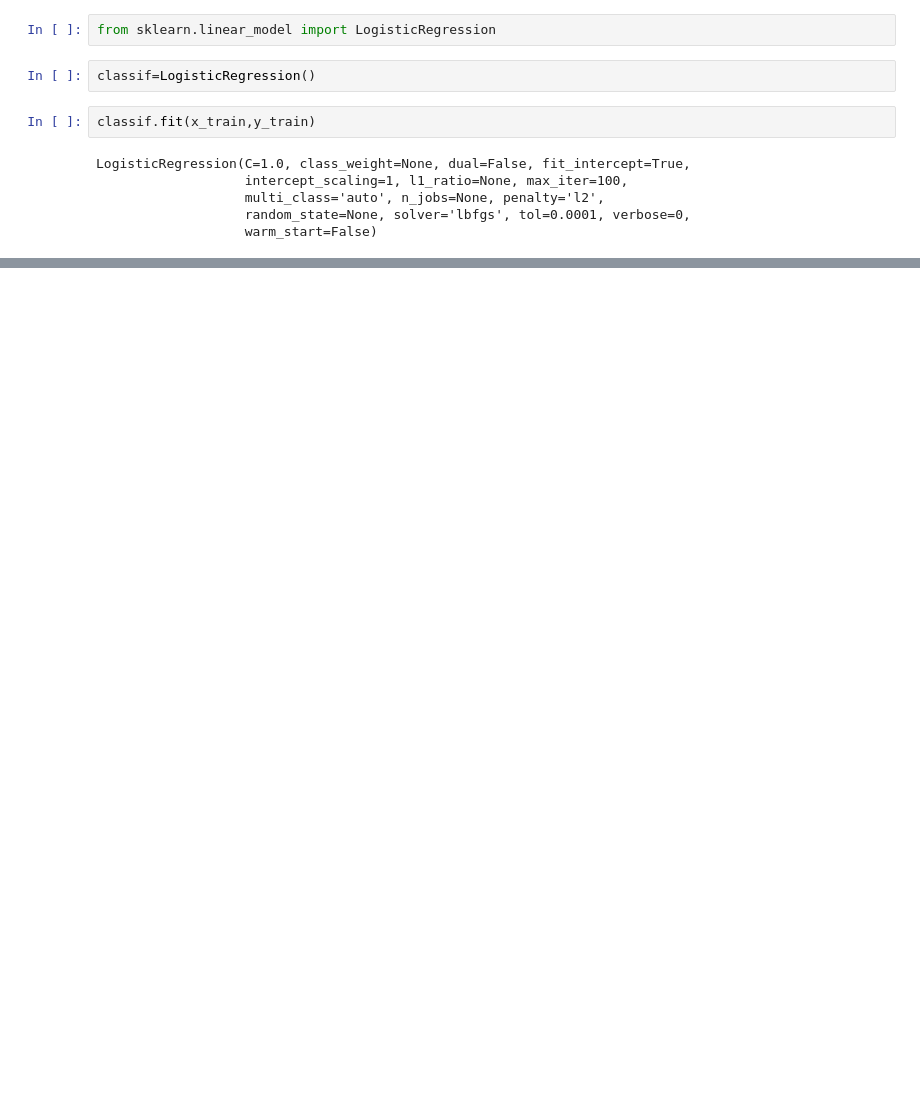
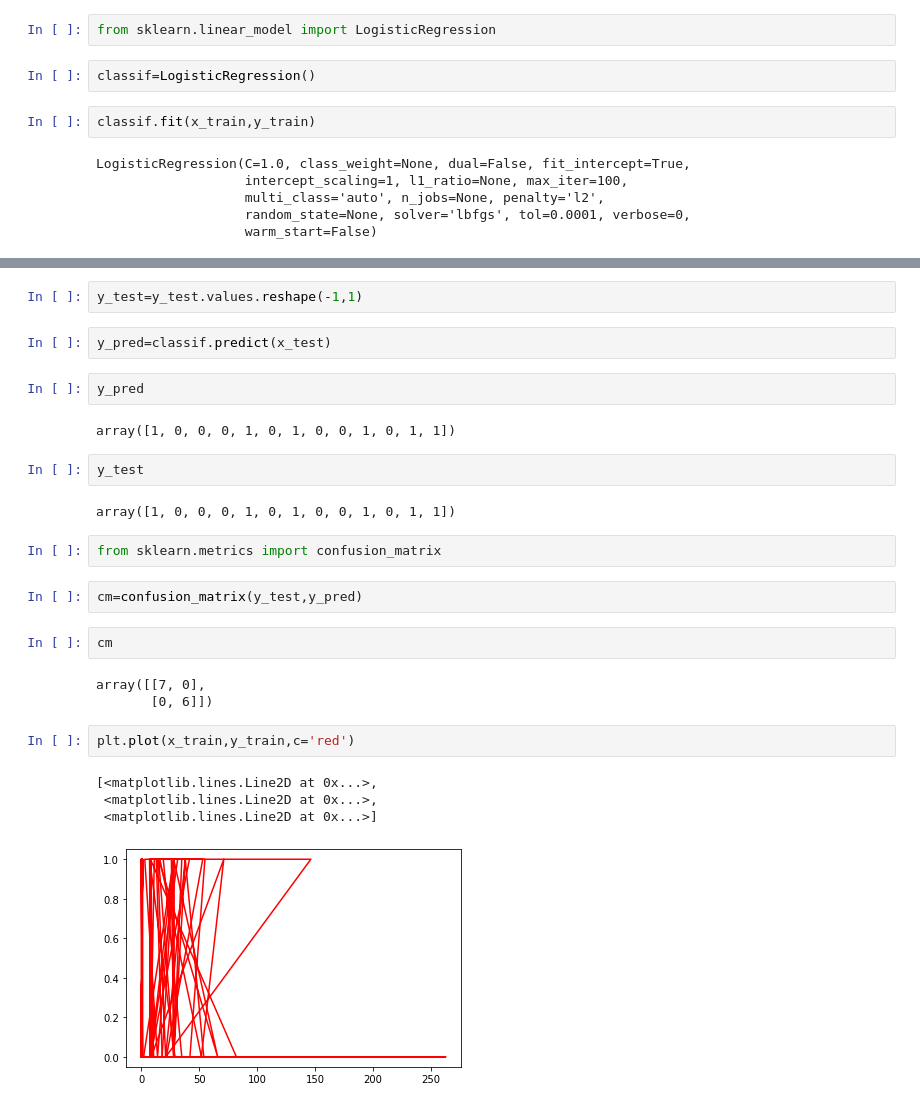
Before and after one commit to Gail529/Machine-Learning-, a Jupyter notebook: Untitled7.ipynb, the cells around one changed output, grey strips where cells are left out. Cells and saved outputs as stored; diff of their text form; blank space fills up the shorter version.

```diff
--- a/Untitled7.ipynb
+++ b/Untitled7.ipynb
@@ -131,0 +148,28 @@ classif.,,
+# %%
+y_test=y_test.values.reshape(-1,1)
+# %%
+y_pred=classif.predict(x_test)
+# %%
+y_pred
+# %% [output]
+array([1, 0, 0, 0, 1, 0, 1, 0, 0, 1, 0, 1, 1])
+# %%
+y_test
+# %% [output]
+array([1, 0, 0, 0, 1, 0, 1, 0, 0, 1, 0, 1, 1])
+# %%
+from sklearn.metrics import confusion_matrix
+# %%
+cm=confusion_matrix(y_test,y_pred)
+# %%
+cm
+# %% [output]
+array([[7, 0],
+       [0, 6]])
+# %%
+plt.plot(x_train,y_train,c='red')
+# %% [output]
+[<matplotlib.lines.Line2D at 0x...>,
+ <matplotlib.lines.Line2D at 0x...>,
+ <matplotlib.lines.Line2D at 0x...>]
+[figure, added]
```
Also changed, not shown: parts of 12 cells of this notebook.
